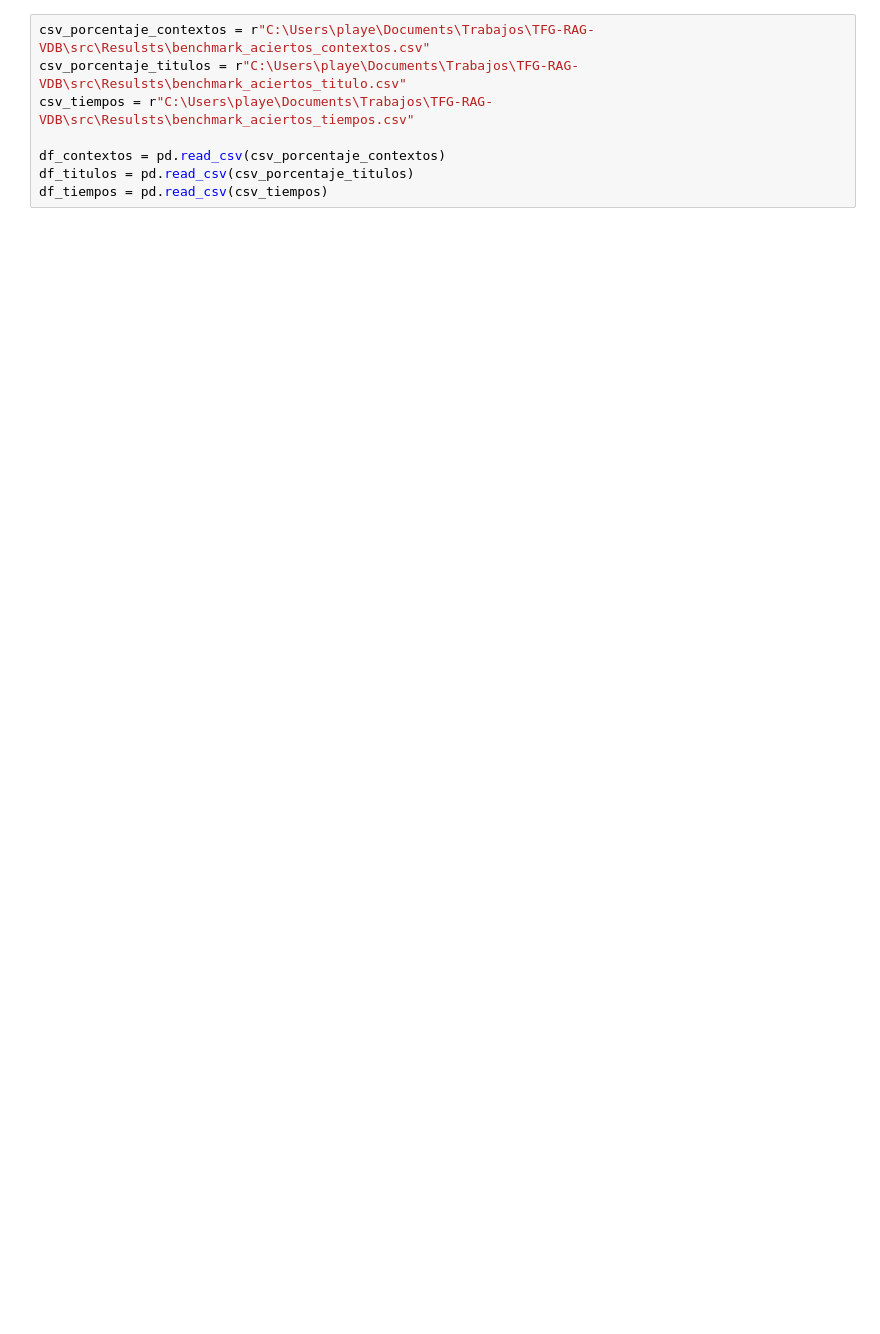
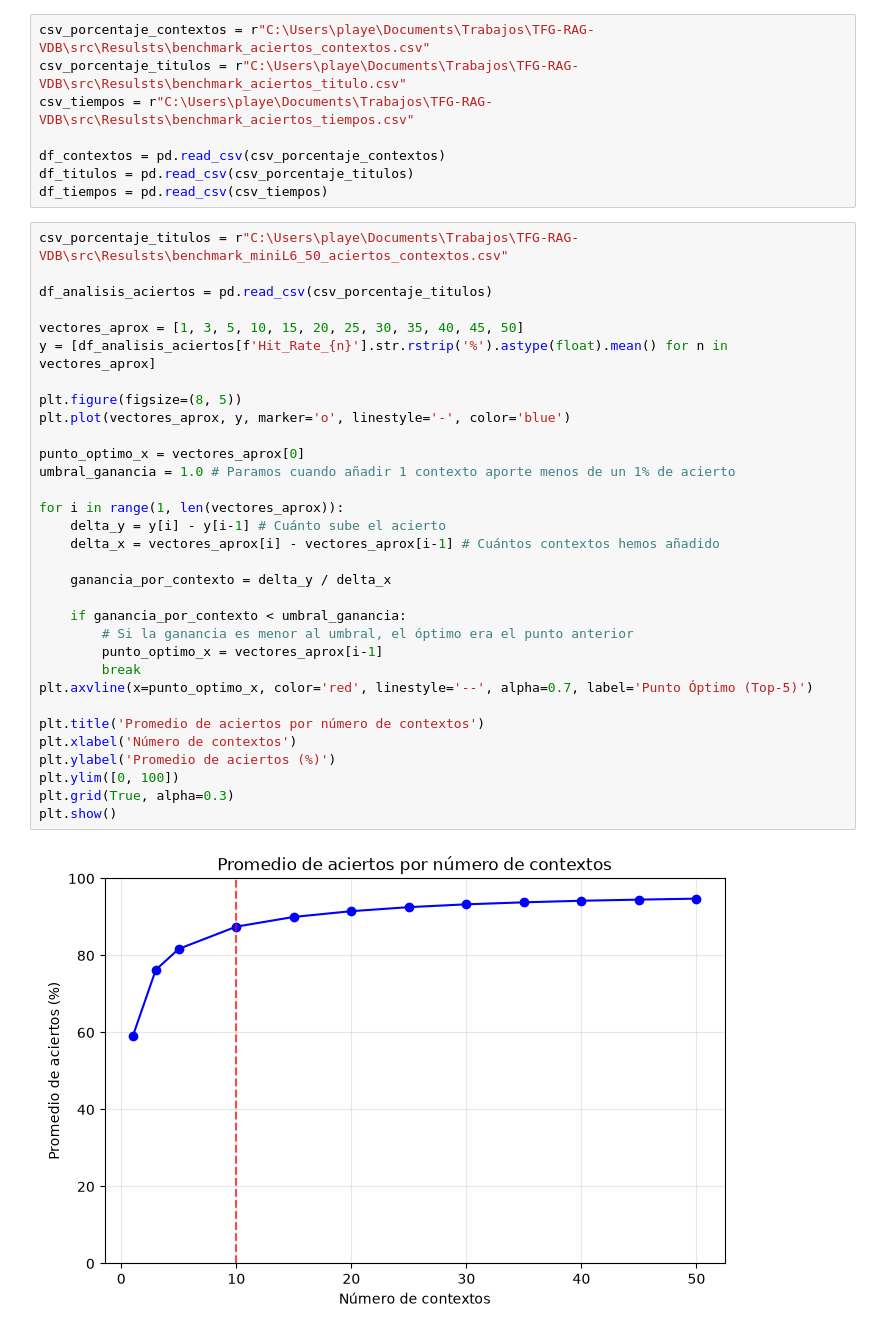
Before and after one commit to IvanGP7/TFG-RAG-VDB, a Jupyter notebook: src/Resulsts/resultados_benchmarks_aciertos.ipynb, the cells around one changed output. Drawn from its saved outputs; the diff is of its cells as text; blank space fills up the shorter version.

```diff
--- a/src/Resulsts/resultados_benchmarks_aciertos.ipynb
+++ b/src/Resulsts/resultados_benchmarks_aciertos.ipynb
@@ -25,5 +26,39 @@ csv_tiempos = r"C:\Users\playe\Documents\Trabajos\TFG-RAG-VDB\src\Resulsts\bench
 df_contextos = pd.read_csv(csv_porcentaje_contextos)
 df_titulos = pd.read_csv(csv_porcentaje_titulos)
 df_tiempos = pd.read_csv(csv_tiempos)
+# %%
+csv_porcentaje_titulos = r"C:\Users\playe\Documents\Trabajos\TFG-RAG-VDB\src\Resulsts\benchmark_miniL6_50_aciertos_contextos.csv"
+
+df_analisis_aciertos = pd.read_csv(csv_porcentaje_titulos)
+
+vectores_aprox = [1, 3, 5, 10, 15, 20, 25, 30, 35, 40, 45, 50]
+y = [df_analisis_aciertos[f'Hit_Rate_{n}'].str.rstrip('%').astype(float).mean() for n in vectores_aprox]
+
+plt.figure(figsize=(8, 5))
+plt.plot(vectores_aprox, y, marker='o', linestyle='-', color='blue')
+
+punto_optimo_x = vectores_aprox[0]
+umbral_ganancia = 1.0 # Paramos cuando añadir 1 contexto aporte menos de un 1% de acierto
+
+for i in range(1, len(vectores_aprox)):
+    delta_y = y[i] - y[i-1] # Cuánto sube el acierto
+    delta_x = vectores_aprox[i] - vectores_aprox[i-1] # Cuántos contextos hemos añadido
+
+    ganancia_por_contexto = delta_y / delta_x
+
+    if ganancia_por_contexto < umbral_ganancia:
+        # Si la ganancia es menor al umbral, el óptimo era el punto anterior
+        punto_optimo_x = vectores_aprox[i-1]
+        break
+plt.axvline(x=punto_optimo_x, color='red', linestyle='--', alpha=0.7, label='Punto Óptimo (Top-5)')
+
+plt.title('Promedio de aciertos por número de contextos')
+plt.xlabel('Número de contextos')
+plt.ylabel('Promedio de aciertos (%)')
+plt.ylim([0, 100])
+plt.grid(True, alpha=0.3)
+plt.show()
+# %% [output]
+[figure, added]
 # %%
 x_tiempo = df_tiempos['func_tiempo_carga']
```
Also changed, not shown: parts of 2 cells of this notebook, 4 other files.
